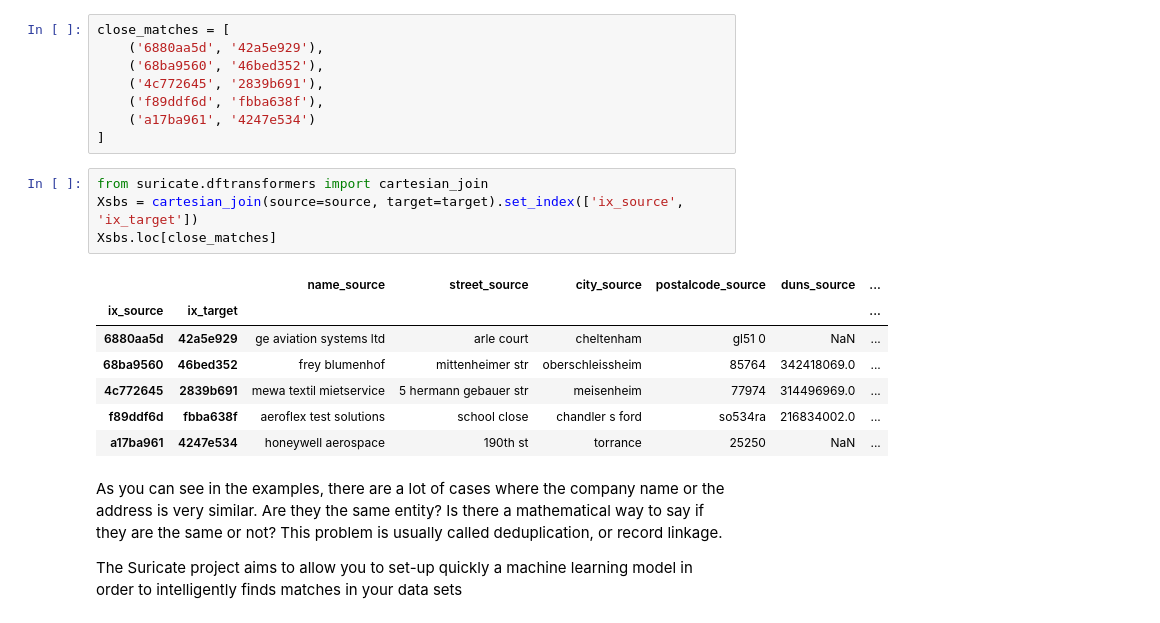
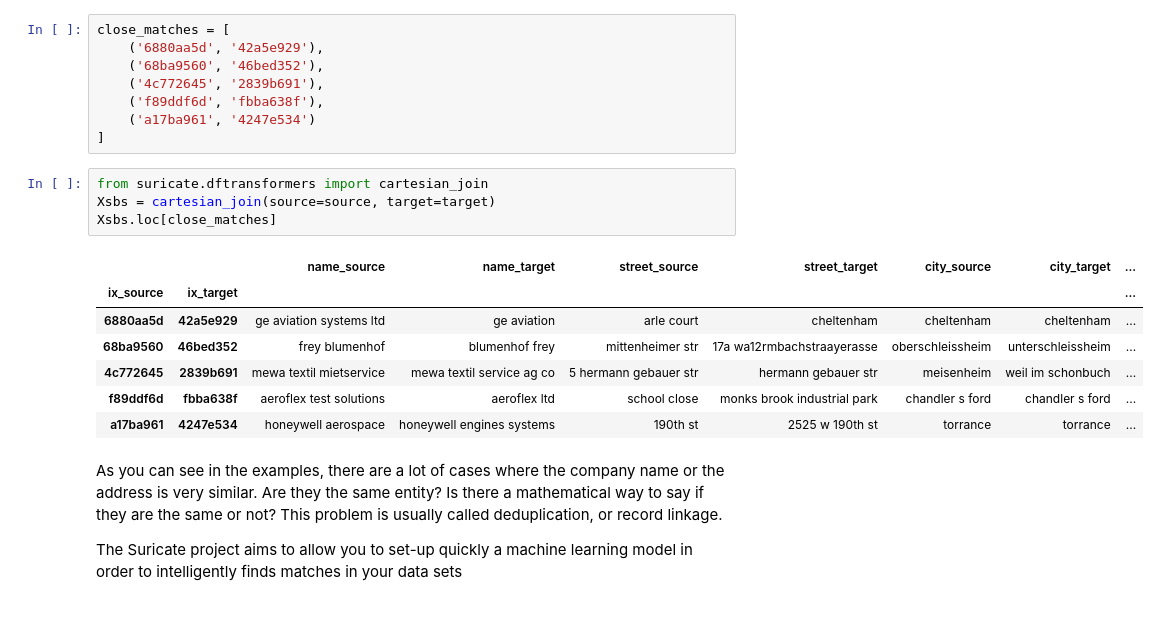
Before and after one commit to ogierpaul/suricate, a Jupyter notebook: tutorial/0-Problem Statement.ipynb, the cells around one changed output. Cells and saved outputs as stored; diff of their text form.

```diff
--- a/tutorial/0-Problem Statement.ipynb
+++ b/tutorial/0-Problem Statement.ipynb
@@ -21,16 +21,16 @@ close_matches = [
 ]
 # %%
 from suricate.dftransformers import cartesian_join
-Xsbs = cartesian_join(source=source, target=target).set_index(['ix_source', 'ix_target'])
+Xsbs = cartesian_join(source=source, target=target)
 Xsbs.loc[close_matches]
 # %% [output]
-|  |  | name_source | street_source | city_source | postalcode_source | duns_source | ... |
-| ix_source | ix_target |  |  |  |  |  | ... |
-| 6880aa5d | 42a5e929 | ge aviation systems ltd | arle court | cheltenham | gl51 0 | NaN | ... |
-| 68ba9560 | 46bed352 | frey blumenhof | mittenheimer str | oberschleissheim | 85764 | 342418069.0 | ... |
-| 4c772645 | 2839b691 | mewa textil mietservice | 5 hermann gebauer str | meisenheim | 77974 | 314496969.0 | ... |
-| f89ddf6d | fbba638f | aeroflex test solutions | school close | chandler s ford | so534ra | 216834002.0 | ... |
-| a17ba961 | 4247e534 | honeywell aerospace | 190th st | torrance | 25250 | NaN | ... |
+|  |  | name_source | name_target | street_source | street_target | city_source | city_target | ... |
+| ix_source | ix_target |  |  |  |  |  |  | ... |
+| 6880aa5d | 42a5e929 | ge aviation systems ltd | ge aviation | arle court | cheltenham | cheltenham | cheltenham | ... |
+| 68ba9560 | 46bed352 | frey blumenhof | blumenhof frey | mittenheimer str | 17a wa12rmbachstraayerasse | oberschleissheim | unterschleissheim | ... |
+| 4c772645 | 2839b691 | mewa textil mietservice | mewa textil service ag co | 5 hermann gebauer str | hermann gebauer str | meisenheim | weil im schonbuch | ... |
+| f89ddf6d | fbba638f | aeroflex test solutions | aeroflex ltd | school close | monks brook industrial park | chandler s ford | chandler s ford | ... |
+| a17ba961 | 4247e534 | honeywell aerospace | honeywell engines systems | 190th st | 2525 w 190th st | torrance | torrance | ... |
 # %% [markdown]
 As you can see in the examples, there are a lot of cases where the company name or the address is very similar. Are they the same entity? Is there a mathematical way to say if they are the same or not? This problem is usually called deduplication, or record linkage.
 
```
Also changed, not shown: 2 other files.
